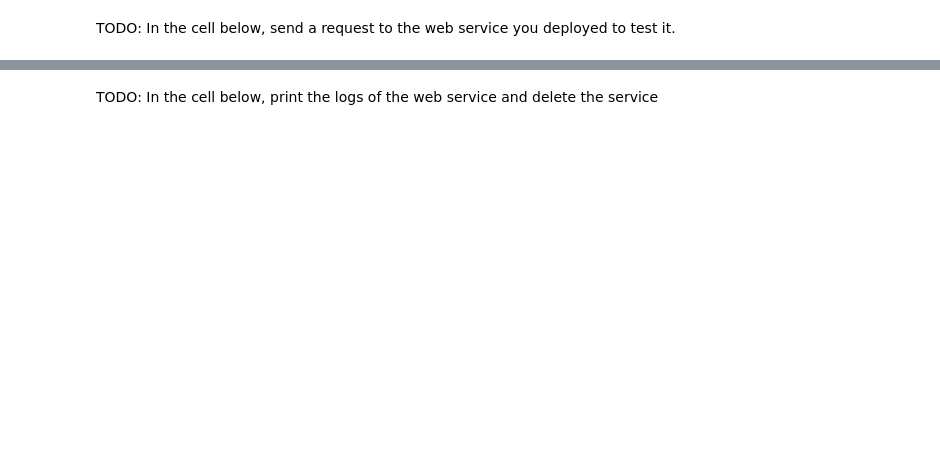
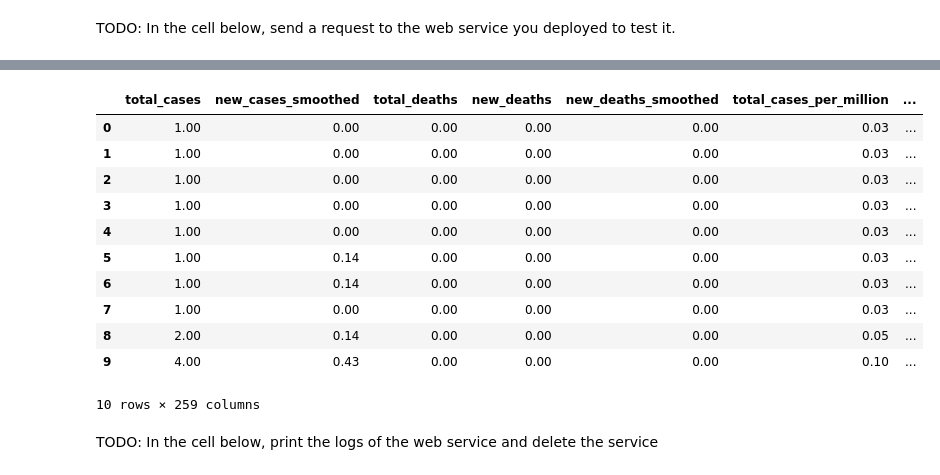
Before and after one commit to ons-cherif/Covid19-New-Cases-Classification, a Jupyter notebook: starter_file/automl.ipynb, the cells around one changed output, grey strips where cells are left out. Drawn from its saved outputs; the diff is of its cells as text; code cells hidden in the pictures; blank space fills up the shorter version.

```diff
--- a/starter_file/automl.ipynb
+++ b/starter_file/automl.ipynb
@@ -435,0 +474,16 @@ print(Covid19DataTesting)
+# %%
+x_df.drop(['new_cases','date'], inplace=True, axis=1)
+x_df.head(10)
+# %% [output]
+|  | total_cases | new_cases_smoothed | total_deaths | new_deaths | new_deaths_smoothed | total_cases_per_million | ... |
+| 0 | 1.00 | 0.00 | 0.00 | 0.00 | 0.00 | 0.03 | ... |
+| 1 | 1.00 | 0.00 | 0.00 | 0.00 | 0.00 | 0.03 | ... |
+| 2 | 1.00 | 0.00 | 0.00 | 0.00 | 0.00 | 0.03 | ... |
+| 3 | 1.00 | 0.00 | 0.00 | 0.00 | 0.00 | 0.03 | ... |
+| 4 | 1.00 | 0.00 | 0.00 | 0.00 | 0.00 | 0.03 | ... |
+| 5 | 1.00 | 0.14 | 0.00 | 0.00 | 0.00 | 0.03 | ... |
+| 6 | 1.00 | 0.14 | 0.00 | 0.00 | 0.00 | 0.03 | ... |
+| 7 | 1.00 | 0.00 | 0.00 | 0.00 | 0.00 | 0.03 | ... |
+| 8 | 2.00 | 0.14 | 0.00 | 0.00 | 0.00 | 0.05 | ... |
+| 9 | 4.00 | 0.43 | 0.00 | 0.00 | 0.00 | 0.10 | ... |
+10 rows × 259 columns
```
Also changed, not shown: parts of 22 cells of this notebook, 1 other file.
